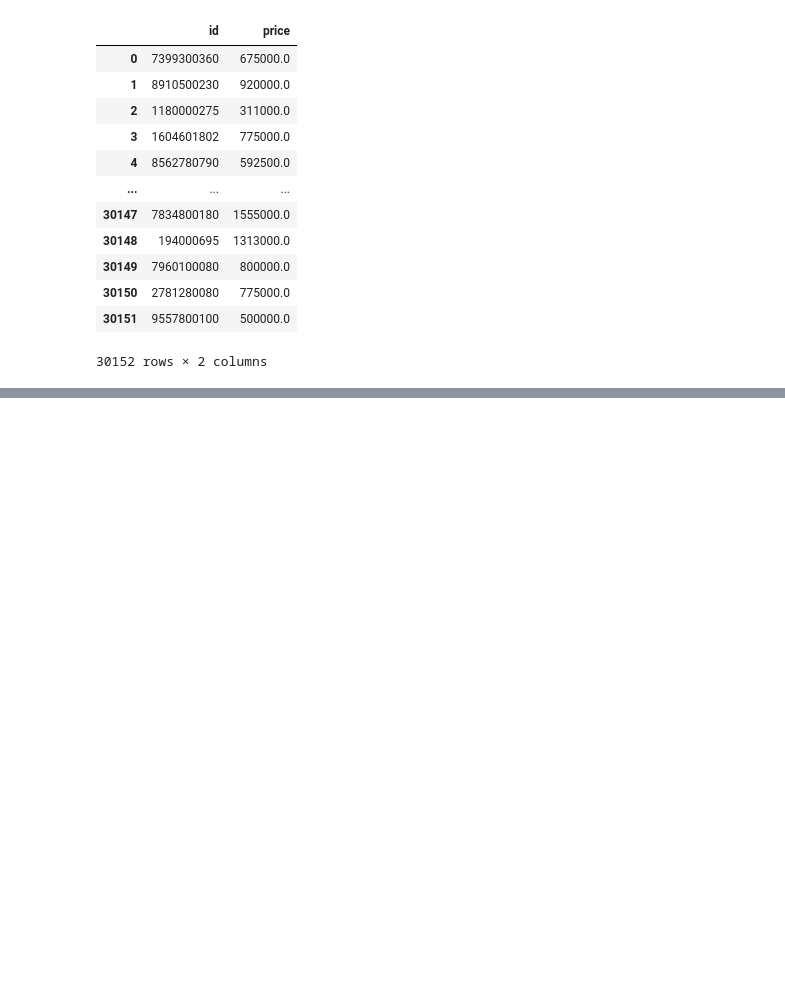
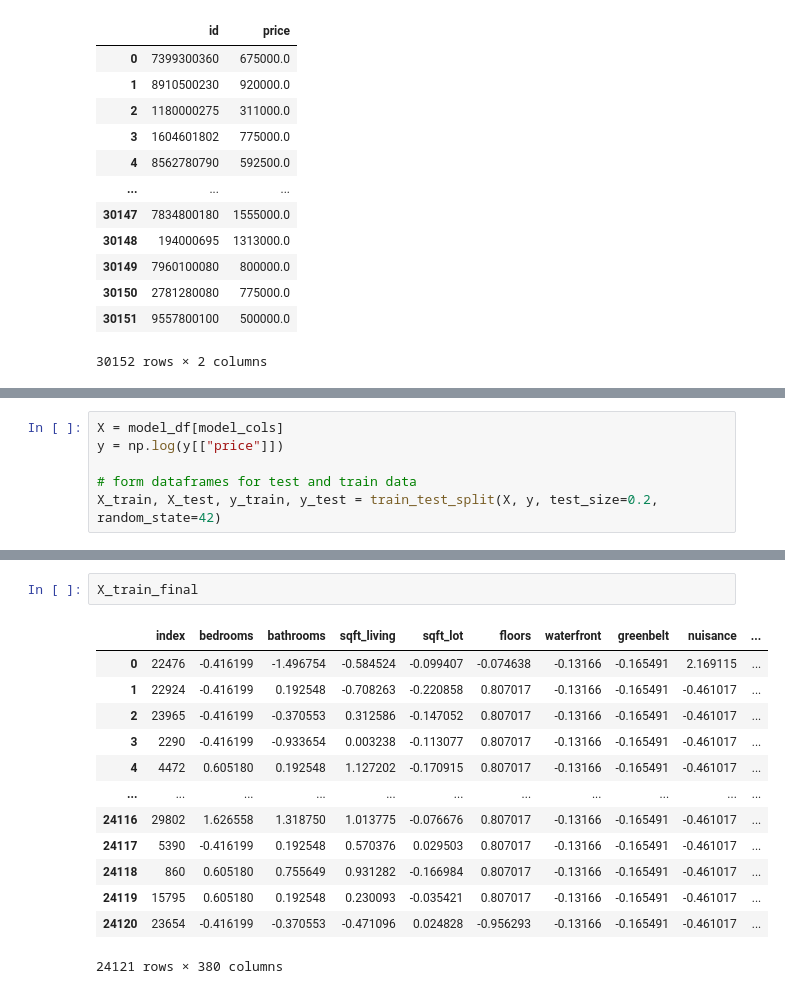
Before and after one commit to alexanderdaffara/HousingSalesRegression, a Jupyter notebook: Andre_Notebook.ipynb, the cells around one changed output, grey strips where cells are left out. Saved outputs shown, nothing was run; the diff lists cells and outputs as text; blank space fills up the shorter version.

```diff
--- a/Andre_Notebook.ipynb
+++ b/Andre_Notebook.ipynb
@@ -1161,0 +1162,6 @@ Int64Index([414, 345, 236,  44, 324, 241,  34,  54,  82, 188,
+# %%
+X = model_df[model_cols]
+y = np.log(y[["price"]])
+
+# form dataframes for test and train data
+X_train, X_test, y_train, y_test = train_test_split(X, y, test_size=0.2, random_state=42)
@@ -1161,0 +1234,16 @@ Int64Index([414, 345, 236,  44, 324, 241,  34,  54,  82, 188,
+# %%
+X_train_final
+# %% [output]
+|  | index | bedrooms | bathrooms | sqft_living | sqft_lot | floors | waterfront | greenbelt | nuisance | ... |
+| 0 | 22476 | -0.416199 | -1.496754 | -0.584524 | -0.099407 | -0.074638 | -0.13166 | -0.165491 | 2.169115 | ... |
+| 1 | 22924 | -0.416199 | 0.192548 | -0.708263 | -0.220858 | 0.807017 | -0.13166 | -0.165491 | -0.461017 | ... |
+| 2 | 23965 | -0.416199 | -0.370553 | 0.312586 | -0.147052 | 0.807017 | -0.13166 | -0.165491 | -0.461017 | ... |
+| 3 | 2290 | -0.416199 | -0.933654 | 0.003238 | -0.113077 | 0.807017 | -0.13166 | -0.165491 | -0.461017 | ... |
+| 4 | 4472 | 0.605180 | 0.192548 | 1.127202 | -0.170915 | 0.807017 | -0.13166 | -0.165491 | -0.461017 | ... |
+| ... | ... | ... | ... | ... | ... | ... | ... | ... | ... | ... |
+| 24116 | 29802 | 1.626558 | 1.318750 | 1.013775 | -0.076676 | 0.807017 | -0.13166 | -0.165491 | -0.461017 | ... |
+| 24117 | 5390 | -0.416199 | 0.192548 | 0.570376 | 0.029503 | 0.807017 | -0.13166 | -0.165491 | -0.461017 | ... |
+| 24118 | 860 | 0.605180 | 0.755649 | 0.931282 | -0.166984 | 0.807017 | -0.13166 | -0.165491 | -0.461017 | ... |
+| 24119 | 15795 | 0.605180 | 0.192548 | 0.230093 | -0.035421 | 0.807017 | -0.13166 | -0.165491 | -0.461017 | ... |
+| 24120 | 23654 | -0.416199 | -0.370553 | -0.471096 | 0.024828 | -0.956293 | -0.13166 | -0.165491 | -0.461017 | ... |
+24121 rows × 380 columns
```
Also changed, not shown: parts of 16 cells of this notebook.
